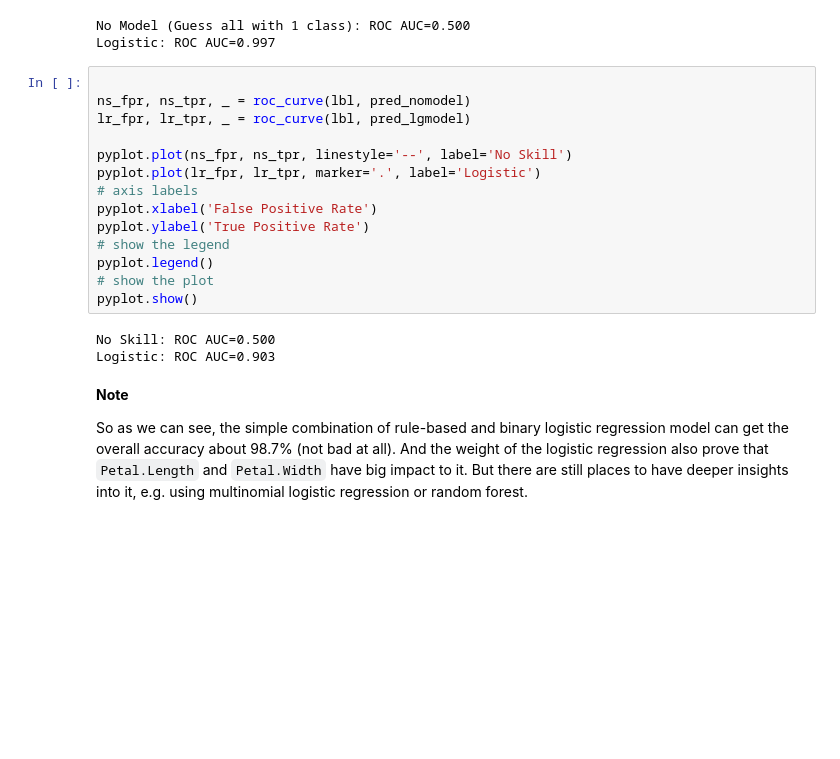
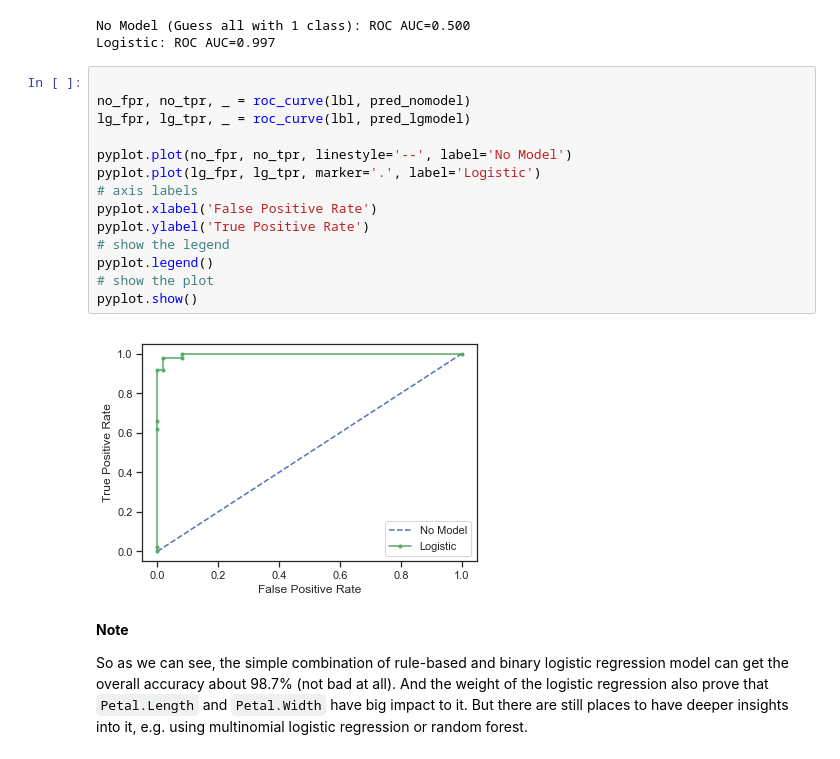
Before and after one commit to m2man/CA683, a Jupyter notebook: Iris problem/iris_analyse.ipynb, the cells around one changed output. Saved outputs shown, nothing was run; the diff lists cells and outputs as text; blank space fills up the shorter version.

```diff
--- a/Iris problem/iris_analyse.ipynb
+++ b/Iris problem/iris_analyse.ipynb
@@ -824,21 +824,20 @@ No Model (Guess all with 1 class): ROC AUC=0.500
 Logistic: ROC AUC=0.997
 # %%
 
-ns_fpr, ns_tpr, _ = roc_curve(lbl, pred_nomodel)
-lr_fpr, lr_tpr, _ = roc_curve(lbl, pred_lgmodel)
+no_fpr, no_tpr, _ = roc_curve(lbl, pred_nomodel)
+lg_fpr, lg_tpr, _ = roc_curve(lbl, pred_lgmodel)
 
-pyplot.plot(ns_fpr, ns_tpr, linestyle='--', label='No Skill')
-pyplot.plot(lr_fpr, lr_tpr, marker='.', label='Logistic')
+pyplot.plot(no_fpr, no_tpr, linestyle='--', label='No Model')
+pyplot.plot(lg_fpr, lg_tpr, marker='.', label='Logistic')
 # axis labels
 pyplot.xlabel('False Positive Rate')
 pyplot.ylabel('True Positive Rate')
 # show the legend
 pyplot.legend()
 # show the plot
 pyplot.show()
 # %% [output]
-No Skill: ROC AUC=0.500
-Logistic: ROC AUC=0.903
+[figure, added]
 # %% [markdown]
 **Note**
 
```
Also changed, not shown: parts of 1 cell of this notebook.
